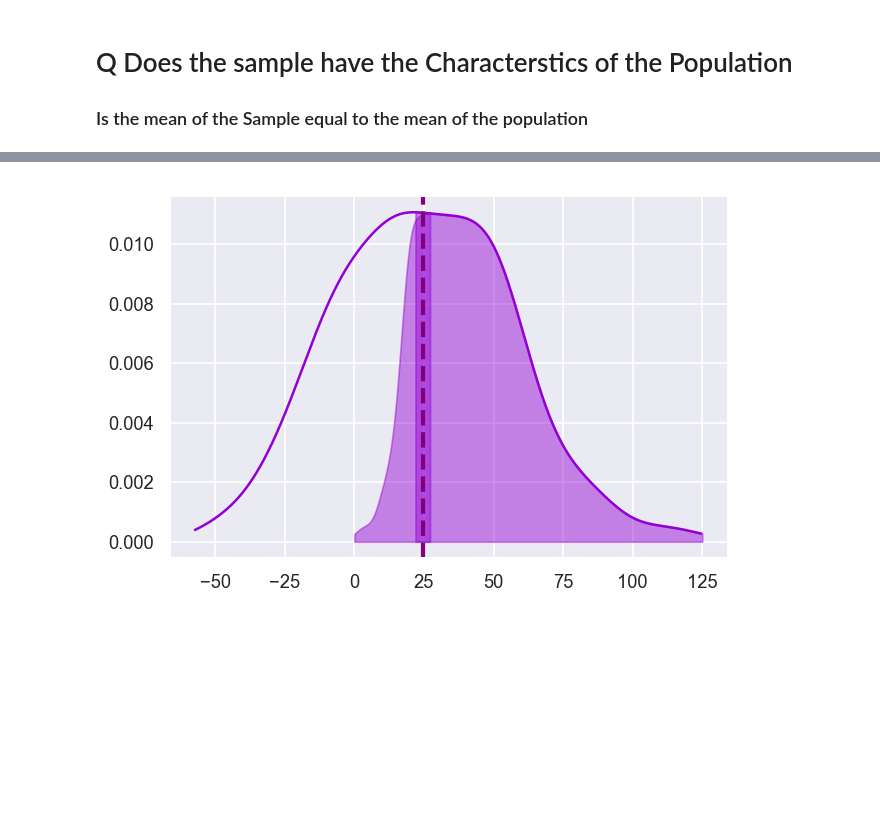
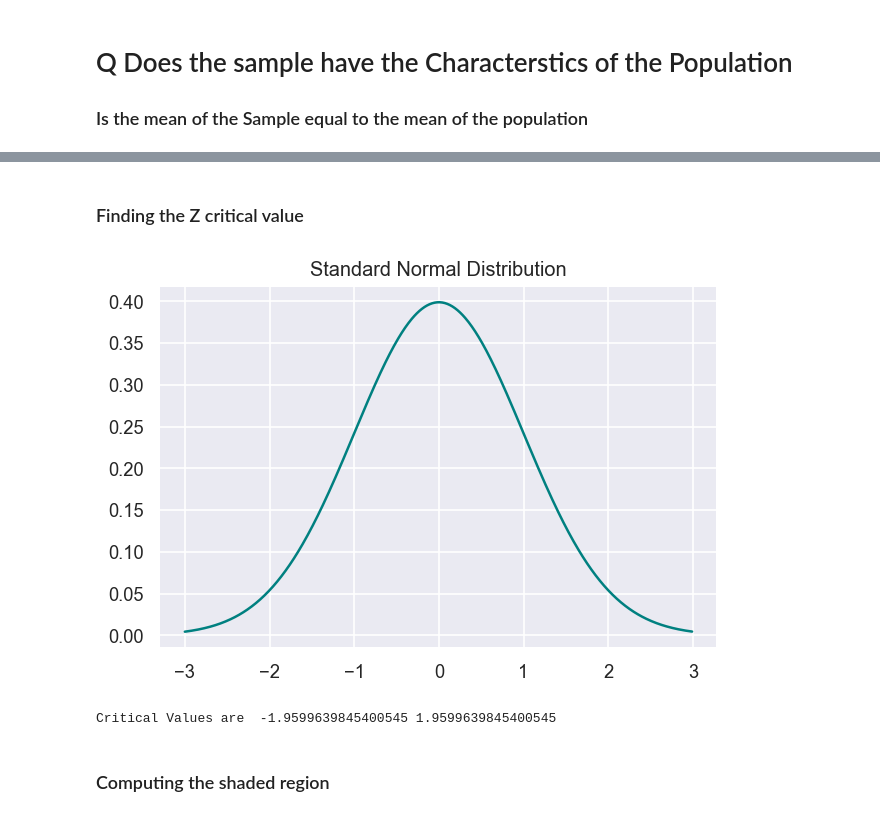
Before and after one commit to BharathC15/NielitChennai, a Jupyter notebook: python/hypothesisTesting/ztest.ipynb, the cells around one changed output, grey strips where cells are left out. Cells and saved outputs as stored; diff of their text form; code cells hidden in the pictures; blank space fills up the shorter version.

```diff
--- a/python/hypothesisTesting/ztest.ipynb
+++ b/python/hypothesisTesting/ztest.ipynb
@@ -107,13 +94,20 @@ plt.show()
-# %%
-plt.figure(dpi=120)
-kde = gaussian_kde(sample)
-pos = np.linspace(np.min(sample), np.max(sample), 10000)
-plt.plot(pos, kde(pos), color='darkviolet')
-shade = np.linspace(CI[0], 125, 300)
-plt.fill_between(shade, kde(shade), alpha=0.45, color='darkviolet')
-shade2 = np.linspace(CI[1], 0, 300)
-plt.fill_between(shade2, kde(shade), alpha=0.45, color='darkviolet')
-plt.axvline(x=sample_mean, linestyle='--', linewidth=2.5, label="sample mean with Joe personal trainer", c='purple')
-plt.show()
-# %% [output]
-[figure, removed]
+# %% [markdown]
+### Finding the Z critical value
+# %%
+x=np.arange(-3,3,0.01)
+y=norm.pdf(x=x)
+plt.figure(dpi=120)
+sns.lineplot(x=x,y=y,color='teal')
+plt.title("Standard Normal Distribution")
+plt.show()
+# %% [output]
+[figure, added]
+# %%
+significant=0.05
+zcritical_l=norm.ppf(q=significant/2)
+zcritical_u=-zcritical_l
+print("Critical Values are ",zcritical_l,zcritical_u)
+# %% [output]
+Critical Values are  -1.9599639845400545 1.9599639845400545
+# %% [markdown]
+### Computing the shaded region
```
Also changed, not shown: parts of 25 cells of this notebook, 5 other files.
